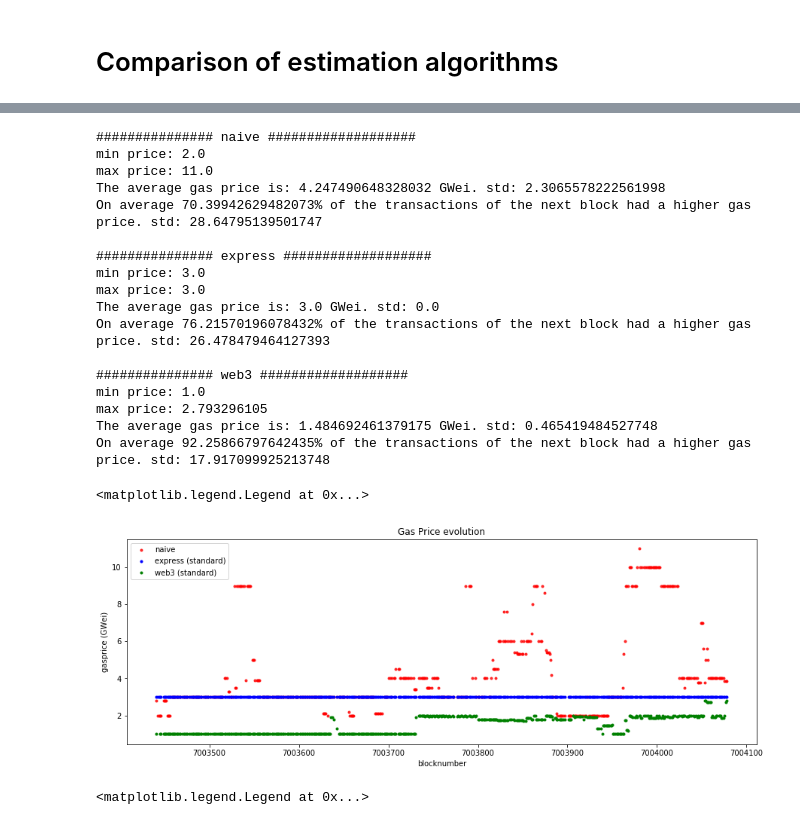
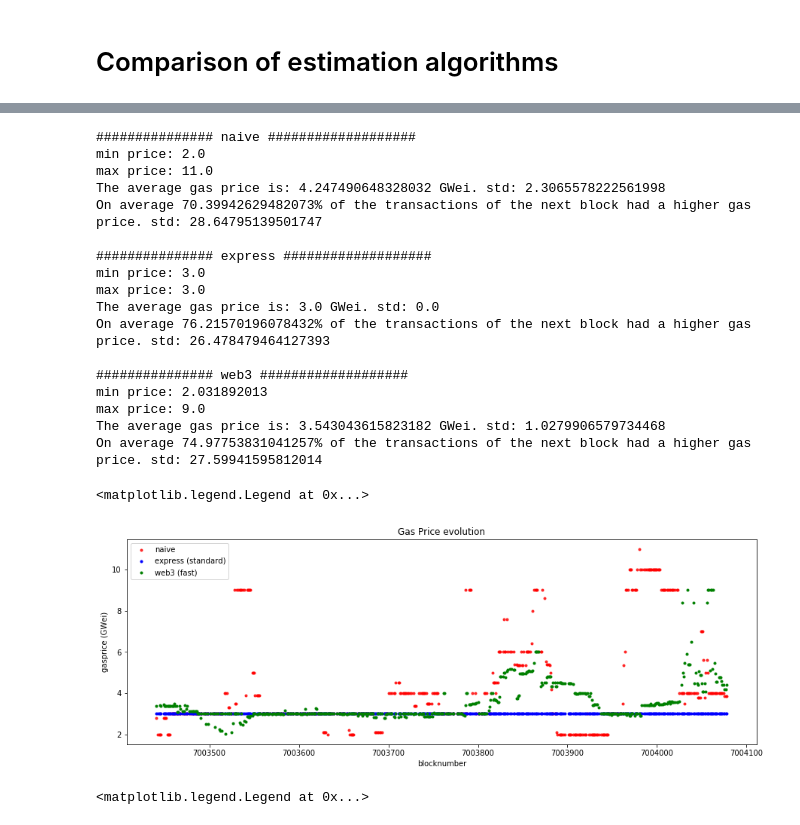
Before and after one commit to mariusgiger/ethereum-feeestimator-analysis, a Jupyter notebook: Analysis - Comparison.ipynb, the cells around one changed output, grey strips where cells are left out. Drawn from its saved outputs; the diff is of its cells as text; code cells hidden in the pictures.

```diff
--- a/Analysis - Comparison.ipynb
+++ b/Analysis - Comparison.ipynb
@@ -64,6 +44,18 @@ def stats(df):
     print("The average gas price is: " + str(avg_gasprice) + " GWei. std: " + str(std_gasprice))
     print("On average " +  str(avg_percentage1) +"% of the transactions of the next block had a higher gas price. std: " + str(std_percentage1))
 
+def statsFast(df):
+    df['priceGwei'] = df['priceFast'].apply(lambda x: x/1e9)
+    avg_percentage1 = df["scoreFastPlus1"].mean()
+    avg_gasprice = df["priceGwei"].mean()
+    std_percentage1 = df["scoreFastPlus1"].std()
+    std_gasprice = df["priceGwei"].std()
+    min_gasprice = df["priceGwei"].min()
+    max_gasprice = df["priceGwei"].max()
+    print("min price: " + str(min_gasprice))
+    print("max price: " + str(max_gasprice))
+    print("The average gas price is: " + str(avg_gasprice) + " GWei. std: " + str(std_gasprice))
+    print("On average " +  str(avg_percentage1) +"% of the transactions of the next block had a higher gas price. std: " + str(std_percentage1))
 print("\n############### naive ###################")
 stats(dfnaive)
 
@@ -71,7 +63,7 @@ print("\n############### express ###################")
 stats(dfexpress)
 
 print("\n############### web3 ###################")
-stats(dfweb3)
+statsFast(dfweb3)
 # %% [output]
 ############### naive ###################
 min price: 2.0
@@ -86,36 +78,36 @@ The average gas price is: 3.0 GWei. std: 0.0
 On average 76.21570196078432% of the transactions of the next block had a higher gas price. std: 26.478479464127393
 
 ############### web3 ###################
-min price: 1.0
-max price: 2.793296105
-The average gas price is: 1.484692461379175 GWei. std: 0.465419484527748
-On average 92.25866797642435% of the transactions of the next block had a higher gas price. std: 17.917099925213748
+min price: 2.031892013
+max price: 9.0
+The average gas price is: 3.543043615823182 GWei. std: 1.0279906579734468
+On average 74.97753831041257% of the transactions of the next block had a higher gas price. std: 27.59941595812014
 # %%
 import matplotlib.pyplot as plt
 
 x1 = dfnaive["block_number"].values
 y1 = dfnaive["priceGwei"].values
 
 x2 = dfexpress["block_number"].values
 y2 = dfexpress["priceGwei"].values
 
 x3 = dfweb3["block_number"].values
 y3 = dfweb3["priceGwei"].values
 
 fig = plt.figure(figsize=(15,5))
 ax = fig.add_subplot(111)
 
 ax.scatter(x1, y1, alpha=0.8, c='r', marker='.', label='naive')
 ax.scatter(x2,y2, c='b', marker='.', label='express (standard)')
-ax.scatter(x3,y3, c='g',marker='.', label='web3 (standard)')
+ax.scatter(x3,y3, c='g',marker='.', label='web3 (fast)')
 
 plt.xlabel('blocknumber')
 plt.ylabel('gasprice (GWei)')
 plt.title('Gas Price evolution')
 plt.legend(loc=2)
 # %% [output]
 <matplotlib.legend.Legend at 0x...>
-[figure, old version]
+[figure, new version]
 # %%
 import matplotlib.pyplot as plt
 
```
Also changed, not shown: parts of 5 cells of this notebook, 4 other files.
